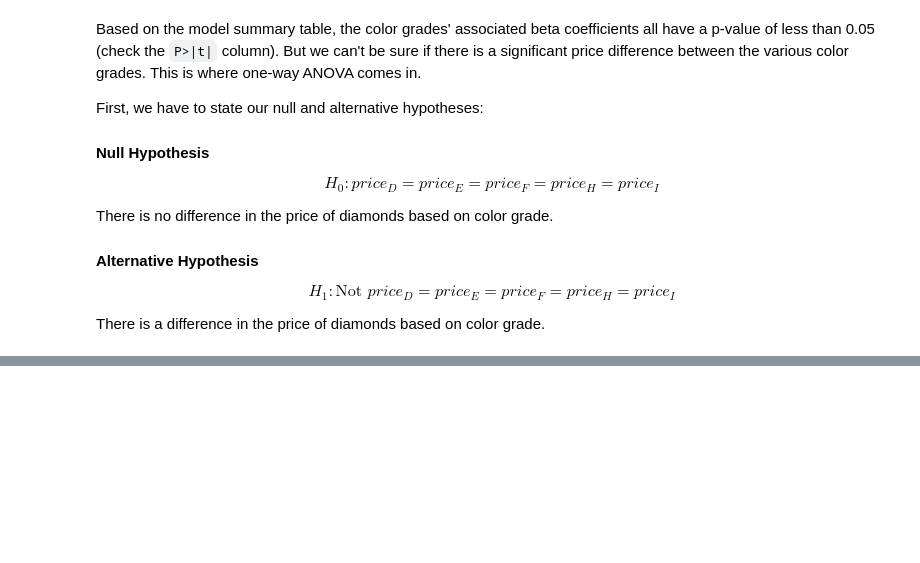
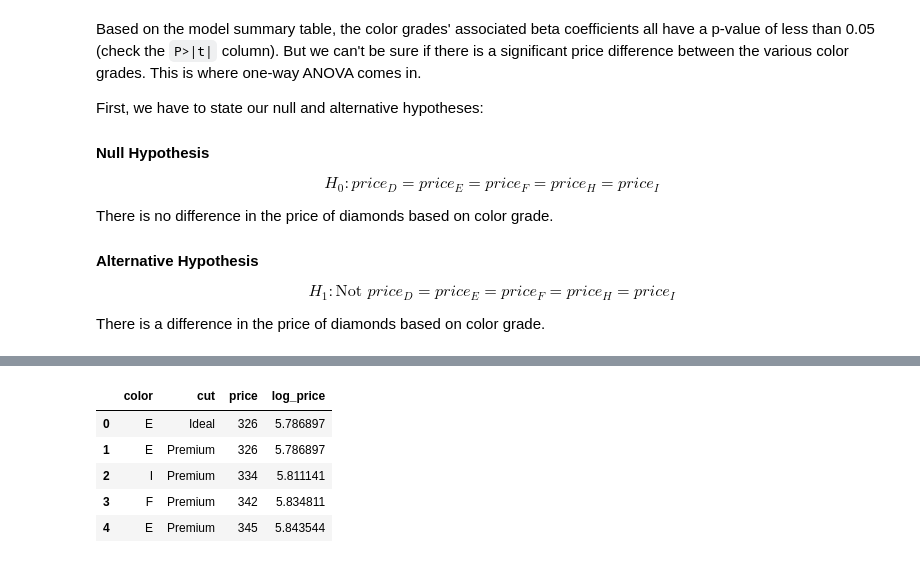
Before and after one commit to PrincelyKitilya/Linear-Regression-assumptions-tests, a Jupyter notebook: Anova_tesing/one_way_two_way_annova.ipynb, the cells around one changed output, grey strips where cells are left out. Cells and saved outputs as stored; diff of their text form; code cells hidden in the pictures; blank space fills up the shorter version.

```diff
--- a/Anova_tesing/one_way_two_way_annova.ipynb
+++ b/Anova_tesing/one_way_two_way_annova.ipynb
@@ -203,0 +266,22 @@ There is a difference in the price of diamonds based on color grade.
+# %%
+#dropping removed cuts
+diamonds2.cut = diamonds2.cut.cat.remove_categories(['Good', "Fair"])
+# %%
+# Drop Nans
+diamonds2.dropna(inplace=True)
+# %%
+# reseting index
+diamonds2.reset_index(inplace=True, drop=True)
+# %%
+# adding column for logarithm of price
+diamonds2.insert(loc=3, column="log_price", value=[math.log(price) for price in diamonds2['price']])
+# %%
+# examining the dataset
+diamonds2.head()
+# %% [output]
+|  | color | cut | price | log_price |
+| 0 | E | Ideal | 326 | 5.786897 |
+| 1 | E | Premium | 326 | 5.786897 |
+| 2 | I | Premium | 334 | 5.811141 |
+| 3 | F | Premium | 342 | 5.834811 |
+| 4 | E | Premium | 345 | 5.843544 |
```
Also changed, not shown: parts of 23 cells of this notebook, 1 other file.
